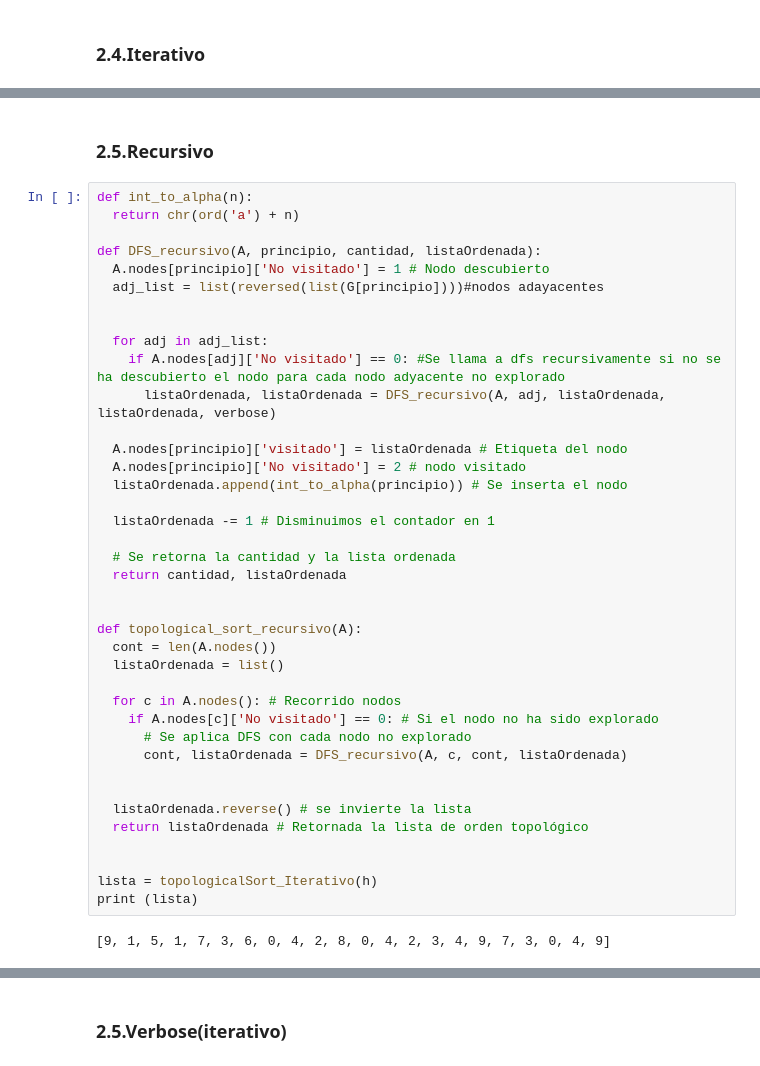
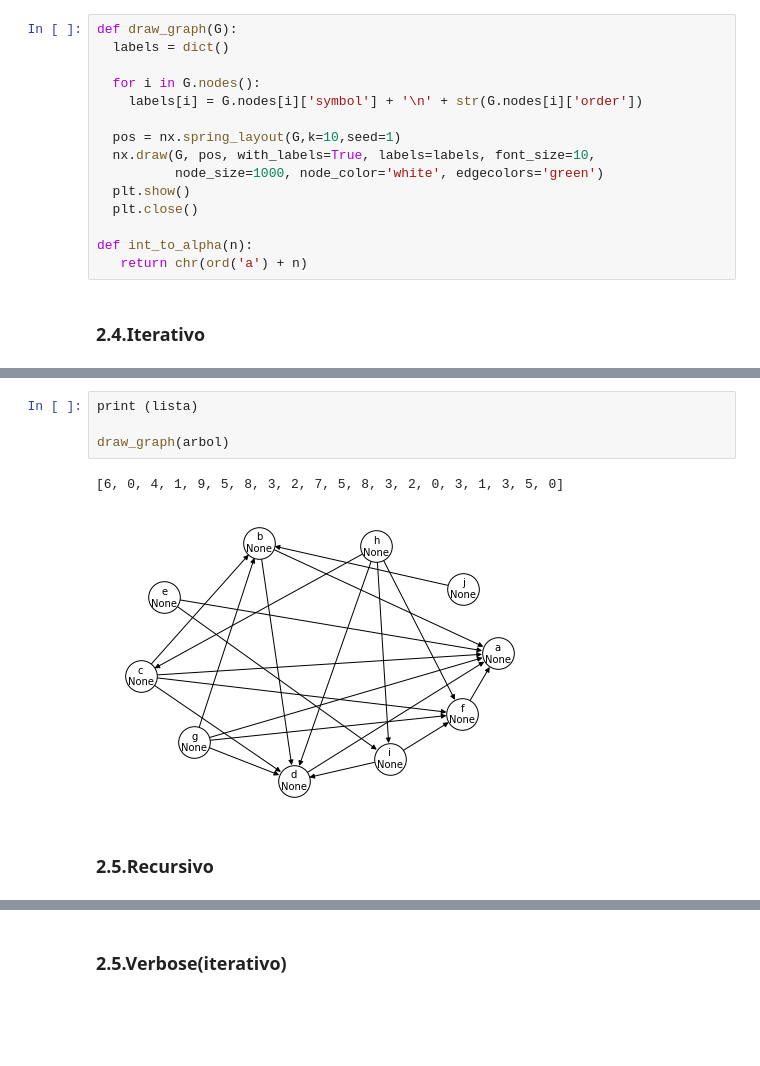
Before and after one commit to Repollo1000/ADA-Informes, a Jupyter notebook: TopologicalSorting.ipynb, the cells around one changed output, grey strips where cells are left out. Saved outputs shown, nothing was run; the diff lists cells and outputs as text; blank space fills up the shorter version.

```diff
--- a/TopologicalSorting.ipynb
+++ b/TopologicalSorting.ipynb
@@ -146,6 +146,21 @@ def graph_to_nxdigraph(graph):
 graph_to_nxdigraph(grafo)
 # %% [output]
 <networkx.classes.digraph.DiGraph at 0x...>
+# %%
+def draw_graph(G):
+  labels = dict()
+
+  for i in G.nodes():
+    labels[i] = G.nodes[i]['symbol'] + '\n' + str(G.nodes[i]['order'])
+
+  pos = nx.spring_layout(G,k=10,seed=1)
+  nx.draw(G, pos, with_labels=True, labels=labels, font_size=10,
+          node_size=1000, node_color='white', edgecolors='green')
+  plt.show()
+  plt.close()
+
+def int_to_alpha(n):
+   return chr(ord('a') + n)
 # %% [markdown]
 ### **2.4.Iterativo**
 # %%
@@ -193,45 +204,11 @@ print (lista)
+# %%
+print (lista)
+
+draw_graph(arbol)
+# %% [output]
+[6, 0, 4, 1, 9, 5, 8, 3, 2, 7, 5, 8, 3, 2, 0, 3, 1, 3, 5, 0]
+[figure, added]
 # %% [markdown]
 ### **2.5.Recursivo**
-# %%
-def int_to_alpha(n):
-  return chr(ord('a') + n)
-
-def DFS_recursivo(A, principio, cantidad, listaOrdenada):
-  A.nodes[principio]['No visitado'] = 1 # Nodo descubierto
-  adj_list = list(reversed(list(G[principio])))#nodos adayacentes
-
-
-  for adj in adj_list:
-    if A.nodes[adj]['No visitado'] == 0: #Se llama a dfs recursivamente si no se ha descubierto el nodo para cada nodo adyacente no explorado
-      listaOrdenada, listaOrdenada = DFS_recursivo(A, adj, listaOrdenada, listaOrdenada, verbose)
-
-  A.nodes[principio]['visitado'] = listaOrdenada # Etiqueta del nodo
-  A.nodes[principio]['No visitado'] = 2 # nodo visitado
-  listaOrdenada.append(int_to_alpha(principio)) # Se inserta el nodo
-
-  listaOrdenada -= 1 # Disminuimos el contador en 1
-
-  # Se retorna la cantidad y la lista ordenada
-  return cantidad, listaOrdenada
-
-
-def topological_sort_recursivo(A):
-  cont = len(A.nodes())
-  listaOrdenada = list()
-
-  for c in A.nodes(): # Recorrido nodos
-    if A.nodes[c]['No visitado'] == 0: # Si el nodo no ha sido explorado
-      # Se aplica DFS con cada nodo no explorado
-      cont, listaOrdenada = DFS_recursivo(A, c, cont, listaOrdenada)
-
-
-  listaOrdenada.reverse() # se invierte la lista
-  return listaOrdenada # Retornada la lista de orden topológico
-
-
-lista = topologicalSort_Iterativo(h)
-print (lista)
-# %% [output]
-[9, 1, 5, 1, 7, 3, 6, 0, 4, 2, 8, 0, 4, 2, 3, 4, 9, 7, 3, 0, 4, 9]
 # %%
 def DFS_recursivo(G, initial, cont, sorted):
```
Also changed, not shown: parts of 4 cells of this notebook.
